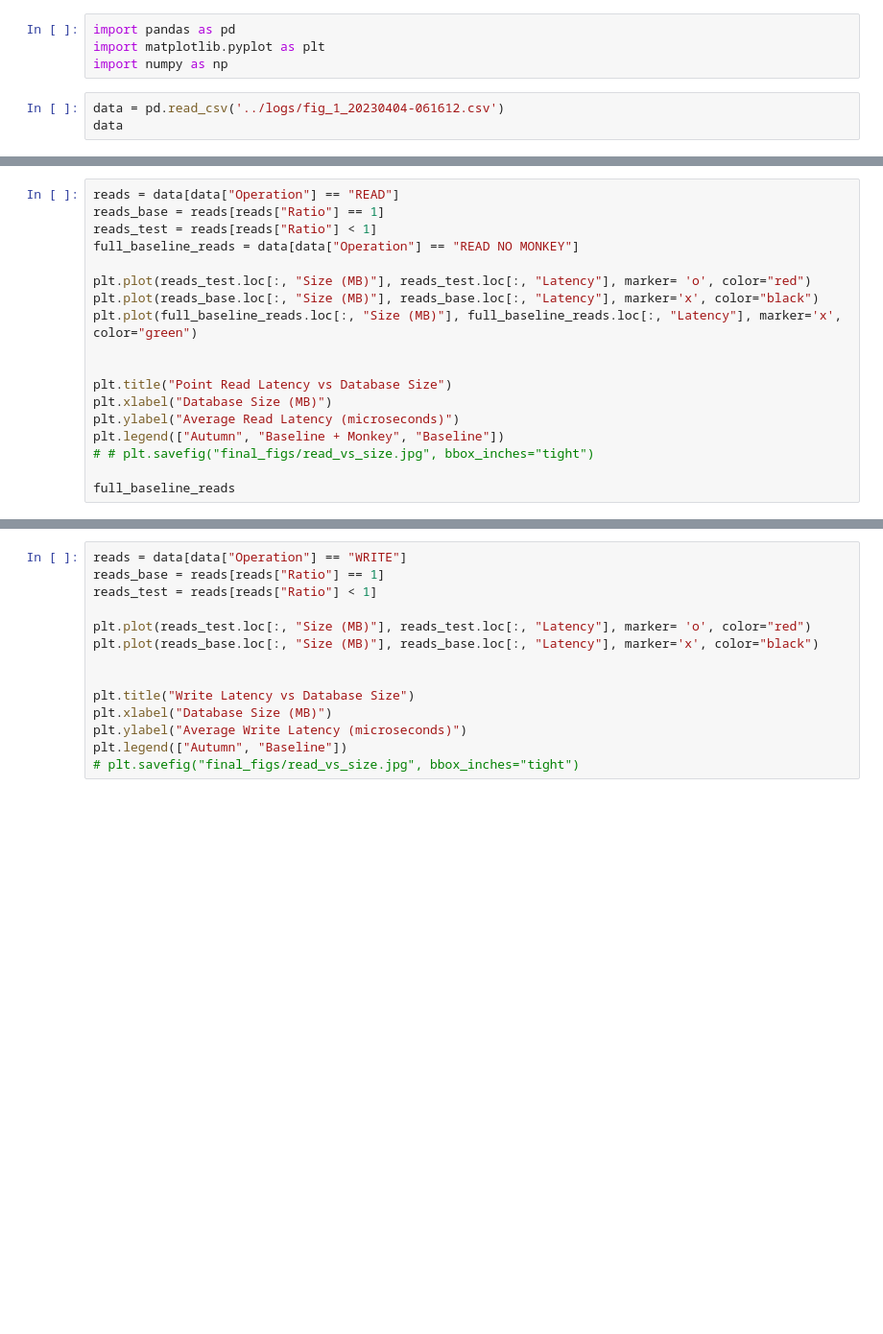
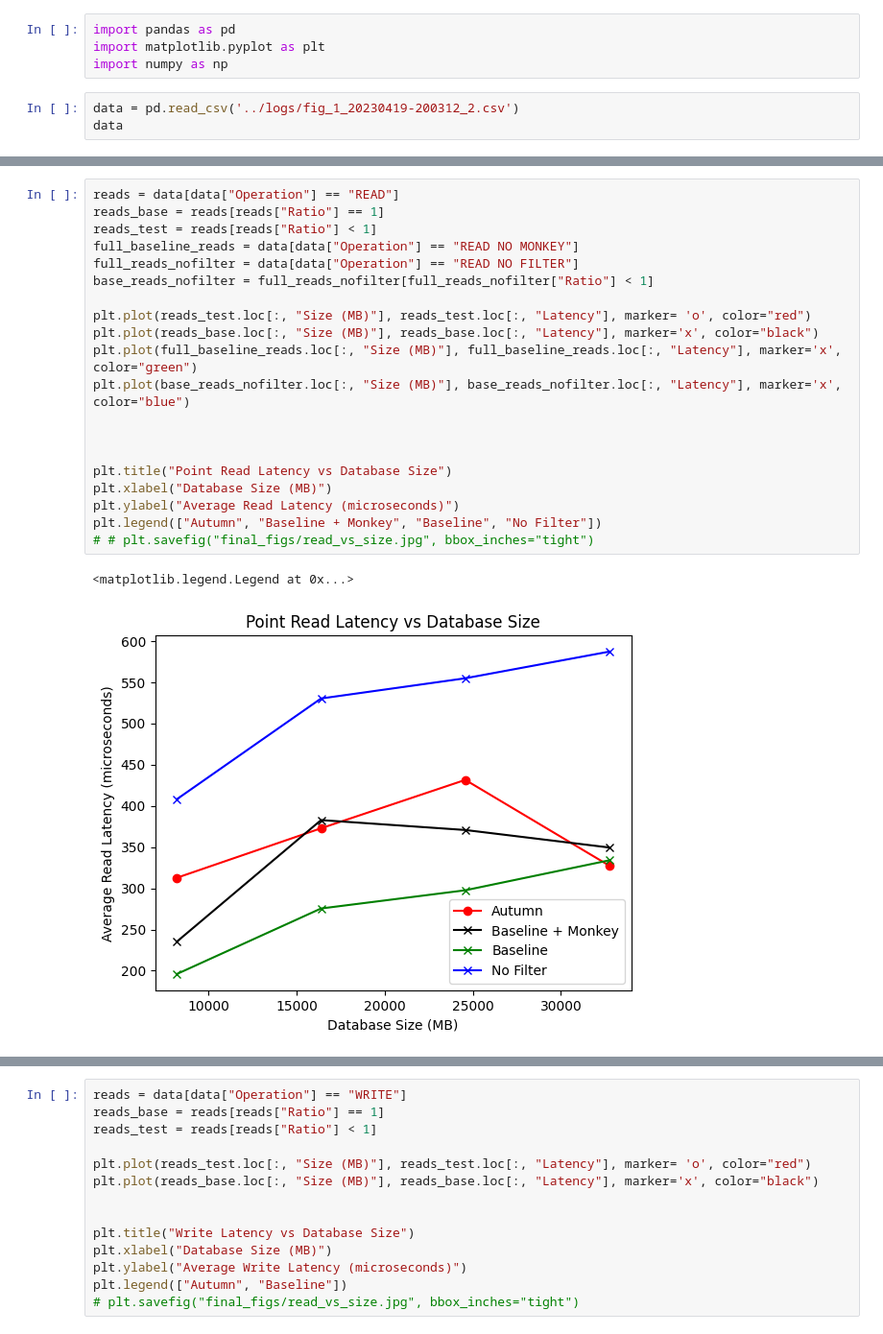
Before and after one commit to reznikovl/YCSB-cpp, a Jupyter notebook: test_generate.ipynb, the cells around one changed output, grey strips where cells are left out. Shown at 96% size. Drawn from its saved outputs; the diff is of its cells as text; blank space fills up the shorter version.

```diff
--- a/test_generate.ipynb
+++ b/test_generate.ipynb
@@ -3,5 +3,5 @@ import pandas as pd
 import matplotlib.pyplot as plt
 import numpy as np
 # %%
-data = pd.read_csv('../logs/fig_1_20230404-061612.csv')
+data = pd.read_csv('../logs/fig_1_20230419-200312_2.csv')
 data
@@ -8,21 +26,26 @@ data
 # %%
 reads = data[data["Operation"] == "READ"]
 reads_base = reads[reads["Ratio"] == 1]
 reads_test = reads[reads["Ratio"] < 1]
 full_baseline_reads = data[data["Operation"] == "READ NO MONKEY"]
+full_reads_nofilter = data[data["Operation"] == "READ NO FILTER"]
+base_reads_nofilter = full_reads_nofilter[full_reads_nofilter["Ratio"] < 1]
 
 plt.plot(reads_test.loc[:, "Size (MB)"], reads_test.loc[:, "Latency"], marker= 'o', color="red")
 plt.plot(reads_base.loc[:, "Size (MB)"], reads_base.loc[:, "Latency"], marker='x', color="black")
 plt.plot(full_baseline_reads.loc[:, "Size (MB)"], full_baseline_reads.loc[:, "Latency"], marker='x', color="green")
+plt.plot(base_reads_nofilter.loc[:, "Size (MB)"], base_reads_nofilter.loc[:, "Latency"], marker='x', color="blue")
+
 
 
 plt.title("Point Read Latency vs Database Size")
 plt.xlabel("Database Size (MB)")
 plt.ylabel("Average Read Latency (microseconds)")
-plt.legend(["Autumn", "Baseline + Monkey", "Baseline"])
+plt.legend(["Autumn", "Baseline + Monkey", "Baseline", "No Filter"])
 # # plt.savefig("final_figs/read_vs_size.jpg", bbox_inches="tight")
-
-full_baseline_reads
+# %% [output]
+<matplotlib.legend.Legend at 0x...>
+[figure, added]
 # %%
 reads = data[data["Operation"] == "SHORT SCAN"]
 reads_base = reads[reads["Ratio"] == 1]
```
Also changed, not shown: parts of 3 cells of this notebook, 1 other file.
